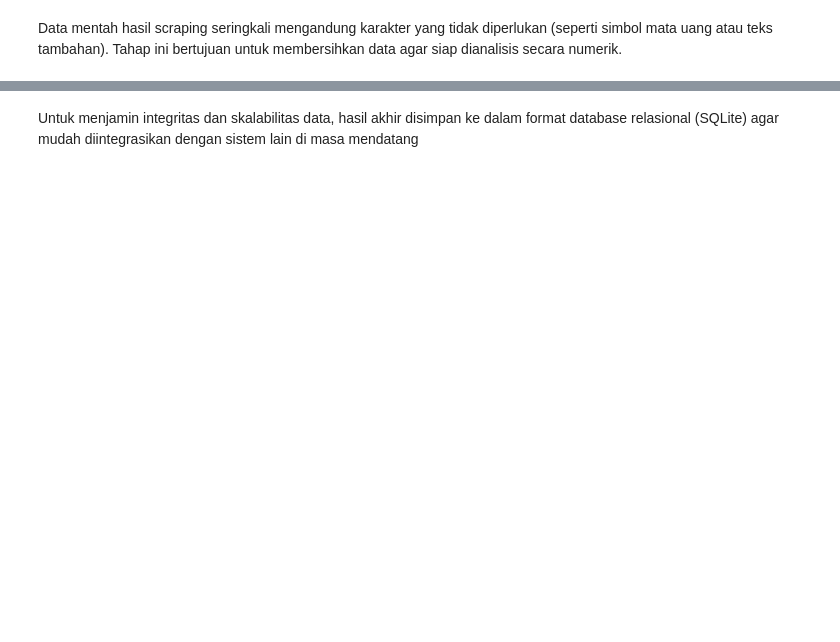
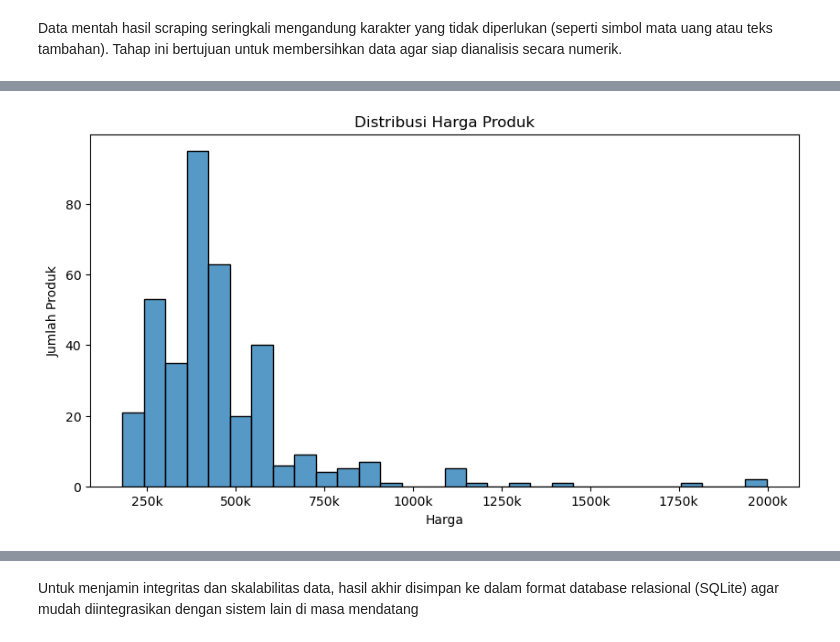
Before and after one commit to adhirizqi/web-scrapping-zalora, a Jupyter notebook: P1_Adhi-Rizqi.ipynb, the cells around one changed output, grey strips where cells are left out. Drawn from its saved outputs; the diff is of its cells as text; code cells hidden in the pictures; blank space fills up the shorter version.

```diff
--- a/P1_Adhi-Rizqi.ipynb
+++ b/P1_Adhi-Rizqi.ipynb
@@ -229,7 +241,0 @@ df
-# %%
-# jika dilihat output, terdapat value 'none', menandakan terdapat missingvalues.
-# saya akan mengubah missing values pada kolom 'Harga Produk' dari none menjadi '0'
-df.loc[df['Harga Produk'].isna(), 'Harga Produk'] = "0"
-# %%
-# saya akan mengubah missing values pada kolom 'Rating Produk' dari none menjadi '0'
-df.loc[df['Rating Produk'].isna(), 'Rating Produk'] = "0"
@@ -375,0 +285,10 @@ Rating_df.to_csv('DataFrame Zalora (After).csv')
+# %%
+# Mengubah nilai "None" menjadi "0" pada kolom 'Rating Produk'
+df.loc[df['Rating Produk'].isna(), 'Rating Produk'] = 0
+# Mengubah nilai "None" menjadi "Regular" pada kolom 'Rating Produk'
+df.loc[df['Paling Populer'].isna(), 'Paling Populer'] = "Reguler"
+# %%
+# Mengubah nilai pada kolom 'Rating Produk' menjadi 'numeric'
+df["Paling Populer"] = df["Paling Populer"].notna().astype(int)
+# Menghilangkan 'Rp.' dan '.' pada kolom 'Harga Produk' agar tipe data bisa menjadi 'numeric'
+df['Harga Produk'] = df['Harga Produk'].str.replace('Rp', '', regex = False).str.replace('.', '', regex = False)
@@ -375,0 +385,15 @@ Rating_df.to_csv('DataFrame Zalora (After).csv')
+# %%
+import seaborn as sns
+import matplotlib.pyplot as plt
+import matplotlib.ticker as ticker
+
+
+plt.figure(figsize=(10,5))
+sns.histplot(df["Harga Produk"], bins=30)
+plt.title("Distribusi Harga Produk")
+plt.xlabel("Harga")
+plt.ylabel("Jumlah Produk")
+plt.gca().xaxis.set_major_formatter(ticker.FuncFormatter(lambda x, pos: f'{int(x/1000)}k'))
+plt.show()
+# %% [output]
+[figure, added]
```
Also changed, not shown: parts of 104 cells of this notebook, 13 other files.
